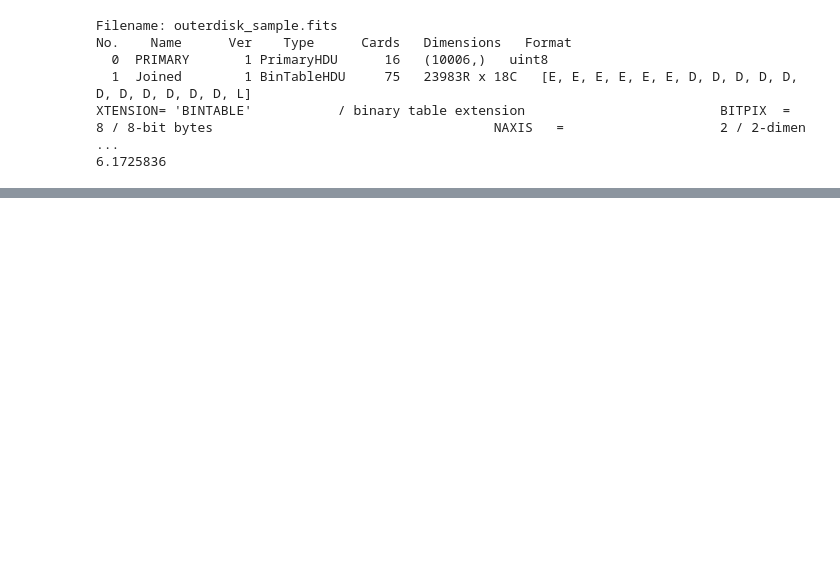
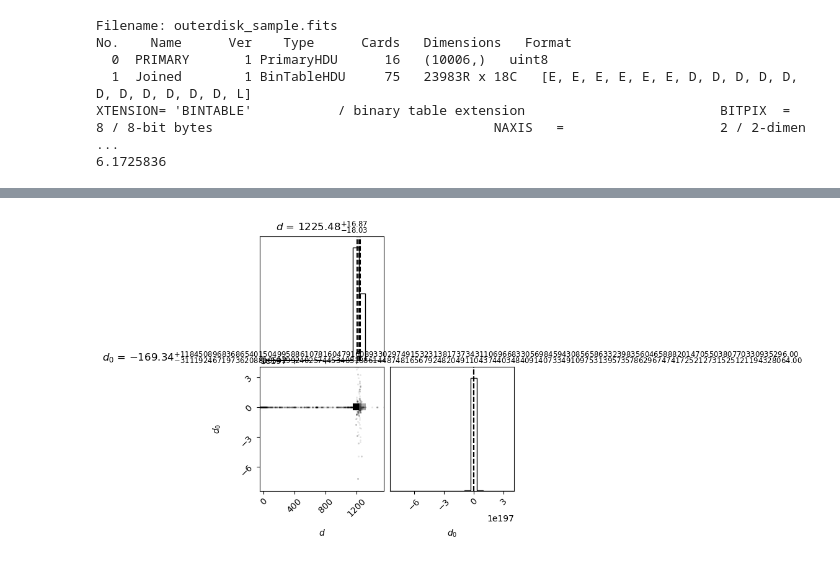
Before and after one commit to suiranruofeng/AstroStatisticsGW, a Jupyter notebook: 2/2.ipynb, the cells around one changed output, grey strips where cells are left out. Drawn from its saved outputs; the diff is of its cells as text; code cells hidden in the pictures; blank space fills up the shorter version.

```diff
--- a/2/2.ipynb
+++ b/2/2.ipynb
@@ -74,5 +70,11 @@ nwalkers, ndim = pos.shape
 sampler = emcee.EnsembleSampler(nwalkers, ndim, wudibaolongzhansheng, args=[rv,rv_err,r])
 
 sampler.run_mcmc(pos,3000, progress=True);
+samples = sampler.chain[:, :, :].reshape((-1, ndim))
+fig = corner.corner(samples,\
+    labels=[r'$d$',r'$d_0$'],\
+        quantiles=[0.16, 0.5, 0.84],\
+        show_titles=True, \
+        title_kwargs={"fontsize": 12})
 # %% [output]
 WARNING:emcee.pbar:You must install the tqdm library to use progress indicators with emcee
@@ -78,0 +82 @@ WARNING:emcee.pbar:You must install the tqdm library to use progress indicators
+[figure, added]
```
Also changed, not shown: parts of 3 cells of this notebook.
